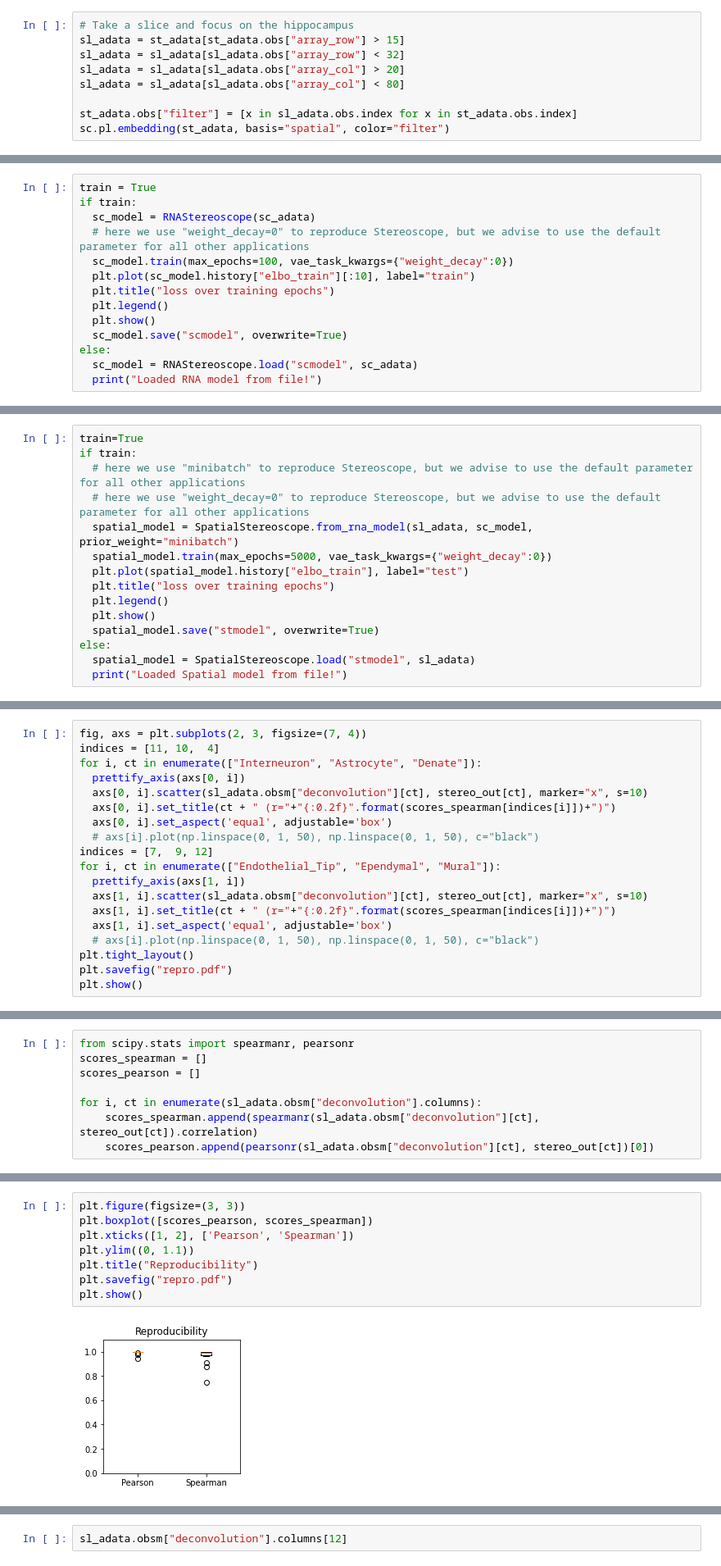
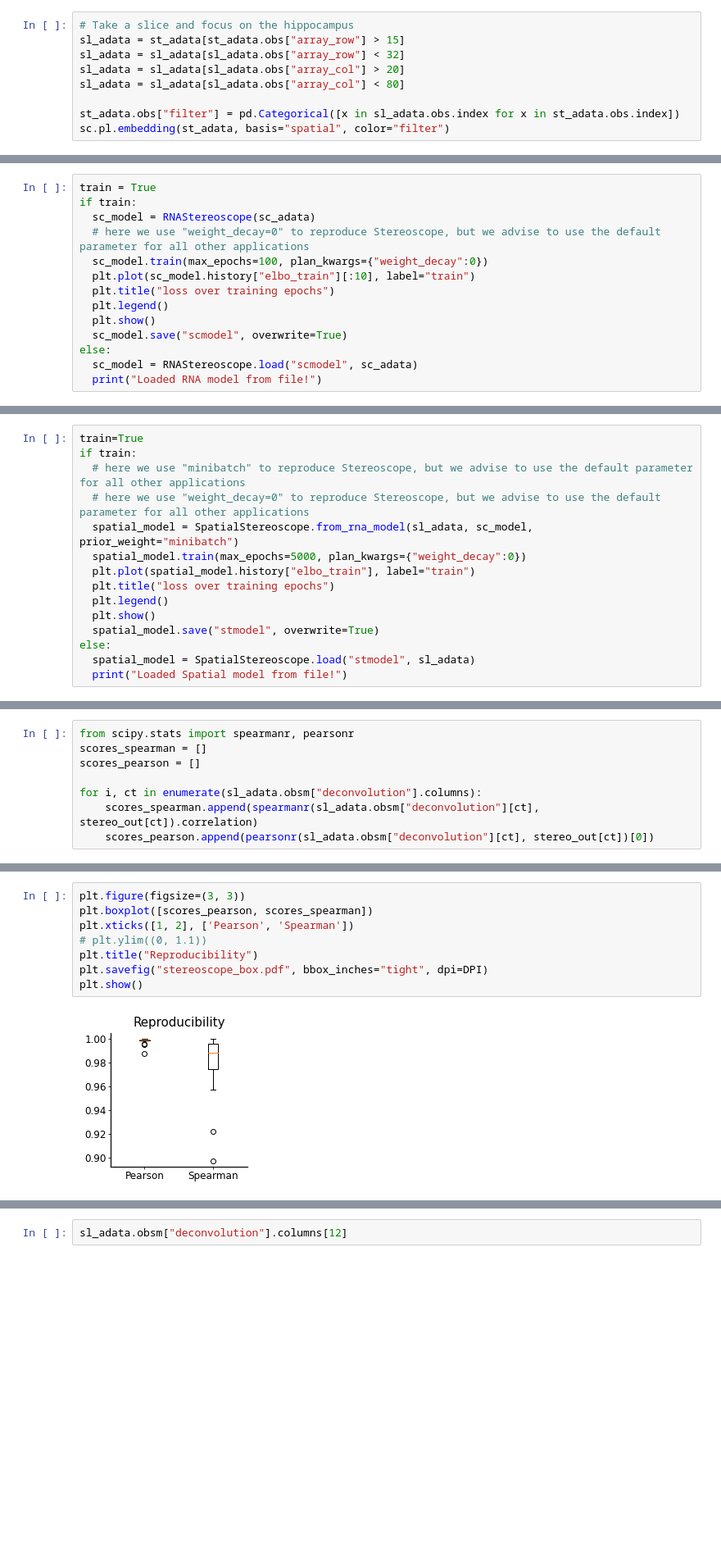
Before and after one commit to YosefLab/scvi-tools-reproducibility, a Jupyter notebook: Stereoscope.ipynb, the cells around one changed output, grey strips where cells are left out. Shown at 82% size. Cells and saved outputs as stored; diff of their text form; blank space fills up the shorter version.

Commit message:
update stereo

```diff
--- a/Stereoscope.ipynb
+++ b/Stereoscope.ipynb
@@ -79,6 +121,6 @@ sl_adata = sl_adata[sl_adata.obs["array_row"] < 32]
 sl_adata = sl_adata[sl_adata.obs["array_col"] > 20]
 sl_adata = sl_adata[sl_adata.obs["array_col"] < 80]
 
-st_adata.obs["filter"] = [x in sl_adata.obs.index for x in st_adata.obs.index]
+st_adata.obs["filter"] = pd.Categorical([x in sl_adata.obs.index for x in st_adata.obs.index])
 sc.pl.embedding(st_adata, basis="spatial", color="filter")
 # %% [output]
@@ -170,7 +212,7 @@ train = True
 if train:
   sc_model = RNAStereoscope(sc_adata)
   # here we use "weight_decay=0" to reproduce Stereoscope, but we advise to use the default parameter for all other applications
-  sc_model.train(max_epochs=100, vae_task_kwargs={"weight_decay":0})
+  sc_model.train(max_epochs=100, plan_kwargs={"weight_decay":0})
   plt.plot(sc_model.history["elbo_train"][:10], label="train")
   plt.title("loss over training epochs")
   plt.legend()
@@ -269,8 +310,8 @@ if train:
   # here we use "minibatch" to reproduce Stereoscope, but we advise to use the default parameter for all other applications
   # here we use "weight_decay=0" to reproduce Stereoscope, but we advise to use the default parameter for all other applications
   spatial_model = SpatialStereoscope.from_rna_model(sl_adata, sc_model, prior_weight="minibatch")
-  spatial_model.train(max_epochs=5000, vae_task_kwargs={"weight_decay":0})
-  plt.plot(spatial_model.history["elbo_train"], label="test")
+  spatial_model.train(max_epochs=5000, plan_kwargs={"weight_decay":0})
+  plt.plot(spatial_model.history["elbo_train"], label="train")
   plt.title("loss over training epochs")
   plt.legend()
   plt.show()
@@ -379,22 +421,3 @@ def prettify_axis(ax):
     # Only show ticks on the left and bottom spines
     ax.yaxis.set_ticks_position('left')
     ax.xaxis.set_ticks_position('bottom')
-# %%
-fig, axs = plt.subplots(2, 3, figsize=(7, 4))
-indices = [11, 10,  4]
-for i, ct in enumerate(["Interneuron", "Astrocyte", "Denate"]):
-  prettify_axis(axs[0, i])
-  axs[0, i].scatter(sl_adata.obsm["deconvolution"][ct], stereo_out[ct], marker="x", s=10)
-  axs[0, i].set_title(ct + " (r="+"{:0.2f}".format(scores_spearman[indices[i]])+")")
-  axs[0, i].set_aspect('equal', adjustable='box')
-  # axs[i].plot(np.linspace(0, 1, 50), np.linspace(0, 1, 50), c="black")
-indices = [7,  9, 12]
-for i, ct in enumerate(["Endothelial_Tip", "Ependymal", "Mural"]):
-  prettify_axis(axs[1, i])
-  axs[1, i].scatter(sl_adata.obsm["deconvolution"][ct], stereo_out[ct], marker="x", s=10)
-  axs[1, i].set_title(ct + " (r="+"{:0.2f}".format(scores_spearman[indices[i]])+")")
-  axs[1, i].set_aspect('equal', adjustable='box')
-  # axs[i].plot(np.linspace(0, 1, 50), np.linspace(0, 1, 50), c="black")
-plt.tight_layout()
-plt.savefig("repro.pdf")
-plt.show()
@@ -411,13 +473,13 @@ for i, ct in enumerate(sl_adata.obsm["deconvolution"].columns):
 # %%
 plt.figure(figsize=(3, 3))
 plt.boxplot([scores_pearson, scores_spearman])
 plt.xticks([1, 2], ['Pearson', 'Spearman'])
-plt.ylim((0, 1.1))
+# plt.ylim((0, 1.1))
 plt.title("Reproducibility")
-plt.savefig("repro.pdf")
+plt.savefig("stereoscope_box.pdf", bbox_inches="tight", dpi=DPI)
 plt.show()
 # %% [output]
-[figure, old version]
+[figure, new version]
 # %%
 np.argsort(scores_spearman)
 # %% [output]
```
Also changed, not shown: parts of 25 cells of this notebook.
